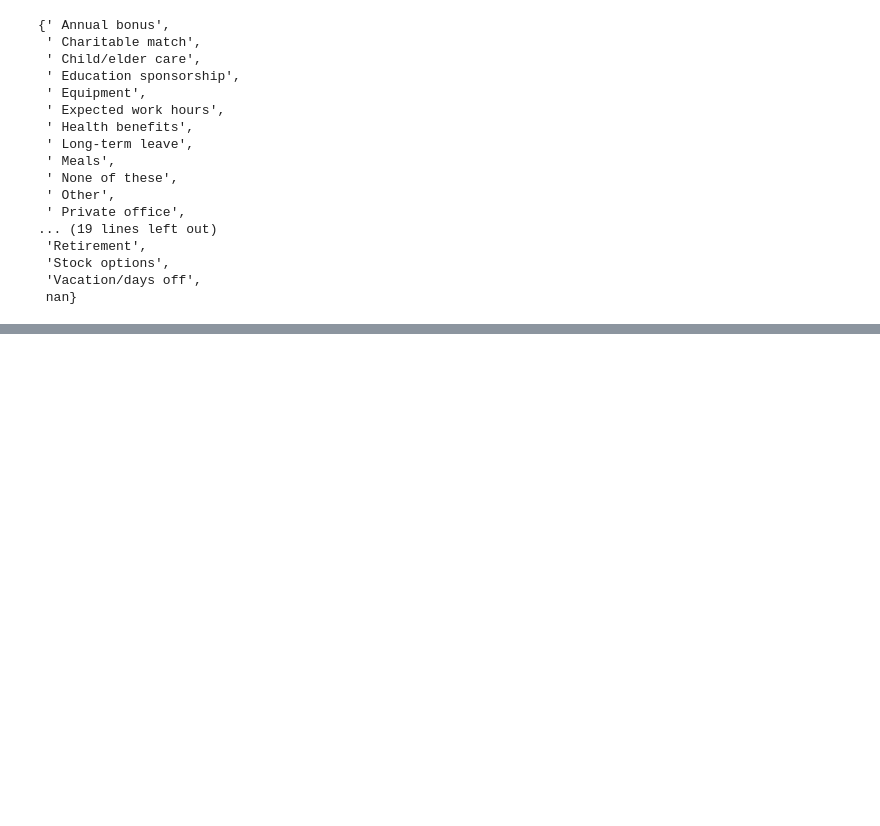
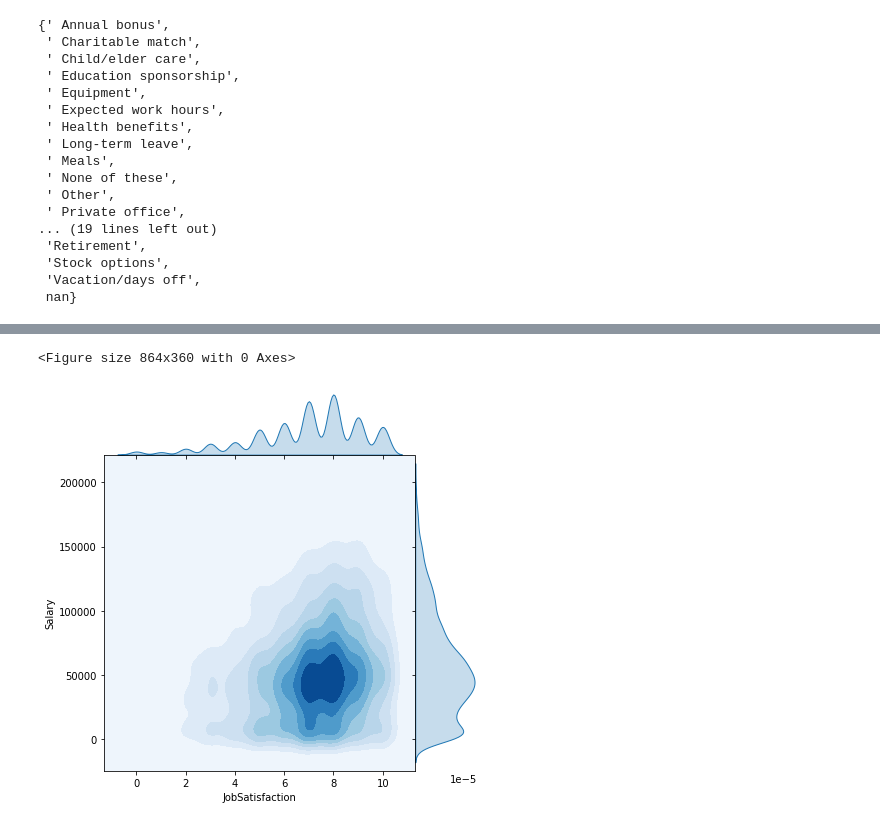
Before and after one commit to Evaggelou/Stack-Overflow-Survey, a Jupyter notebook: Stack_Overflow_Survey.ipynb, the cells around one changed output, grey strips where cells are left out. Drawn from its saved outputs; the diff is of its cells as text; code cells hidden in the pictures; blank space fills up the shorter version.

```diff
--- a/Stack_Overflow_Survey.ipynb
+++ b/Stack_Overflow_Survey.ipynb
@@ -295,6 +274,11 @@ KeyError: "['Respondent'] not found in axis"
 # %%
+# Draw a plot of JobSatisfaction & Salary with bivariate and univariate graphs.
 plt.figure(figsize=(12,5));
-sns.jointplot(x= data['JobSatisfaction'],y=data['Salary'],kind='kde');
+sns.jointplot(x= data['JobSatisfaction'],y=data['Salary'],kind='kde',
+              space=0, fill=True, thresh=0, cmap='Blues');
+# %% [output]
+<Figure size 864x360 with 0 Axes>
+[figure, added]
 # %%
 # Calculate average job satisfaction and salary for major countries
 
```
Also changed, not shown: parts of 17 cells of this notebook.
